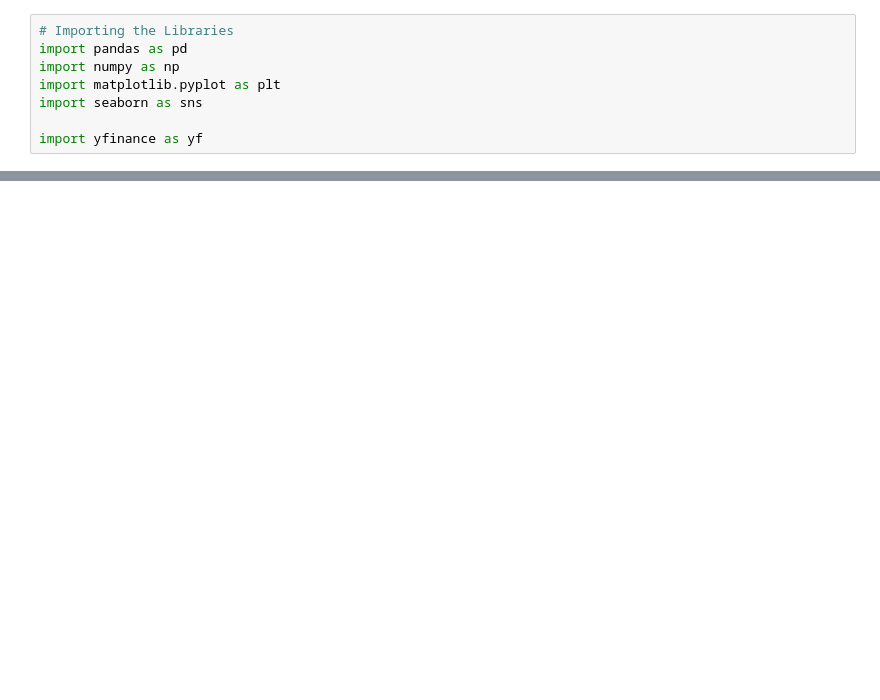
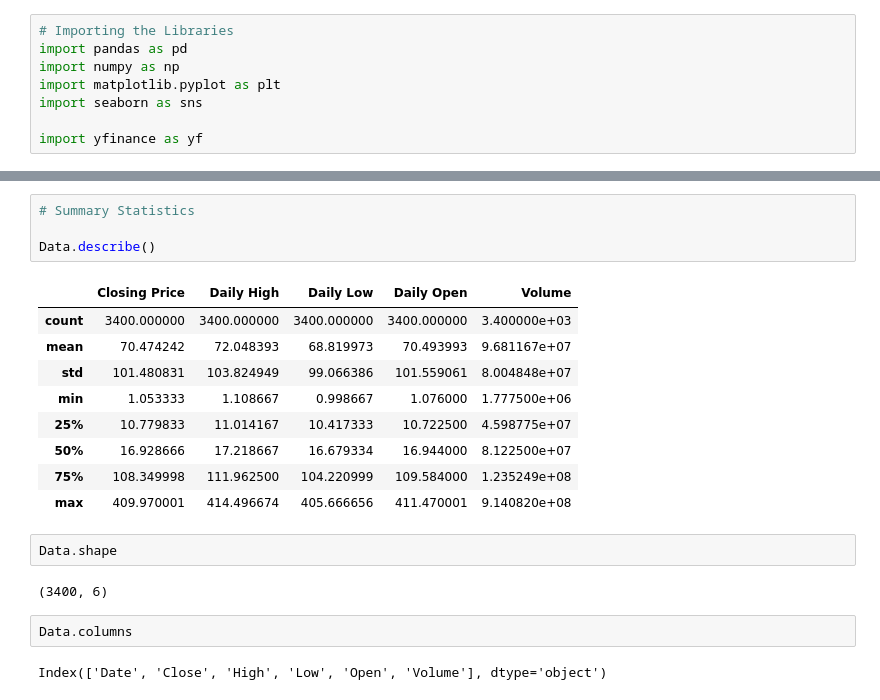
Before and after one commit to AsteroidCoder/University-Assignments-Repository, a Jupyter notebook: Fundamentals of Data Analytics/17th_June_Assignment.ipynb, the cells around one changed output, grey strips where cells are left out. Cells and saved outputs as stored; diff of their text form; blank space fills up the shorter version.

```diff
--- a/Fundamentals of Data Analytics/17th_June_Assignment.ipynb
+++ b/Fundamentals of Data Analytics/17th_June_Assignment.ipynb
@@ -26,0 +151,22 @@ df1.head()
+# %%
+# Summary Statistics
+
+Data.describe()
+# %% [output]
+|  | Closing Price | Daily High | Daily Low | Daily Open | Volume |
+| count | 3400.000000 | 3400.000000 | 3400.000000 | 3400.000000 | 3.400000e+03 |
+| mean | 70.474242 | 72.048393 | 68.819973 | 70.493993 | 9.681167e+07 |
+| std | 101.480831 | 103.824949 | 99.066386 | 101.559061 | 8.004848e+07 |
+| min | 1.053333 | 1.108667 | 0.998667 | 1.076000 | 1.777500e+06 |
+| 25% | 10.779833 | 11.014167 | 10.417333 | 10.722500 | 4.598775e+07 |
+| 50% | 16.928666 | 17.218667 | 16.679334 | 16.944000 | 8.122500e+07 |
+| 75% | 108.349998 | 111.962500 | 104.220999 | 109.584000 | 1.235249e+08 |
+| max | 409.970001 | 414.496674 | 405.666656 | 411.470001 | 9.140820e+08 |
+# %%
+Data.shape
+# %% [output]
+(3400, 6)
+# %%
+Data.columns
+# %% [output]
+Index(['Date', 'Close', 'High', 'Low', 'Open', 'Volume'], dtype='object')
```
Also changed, not shown: parts of 24 cells of this notebook, 2 other files.
